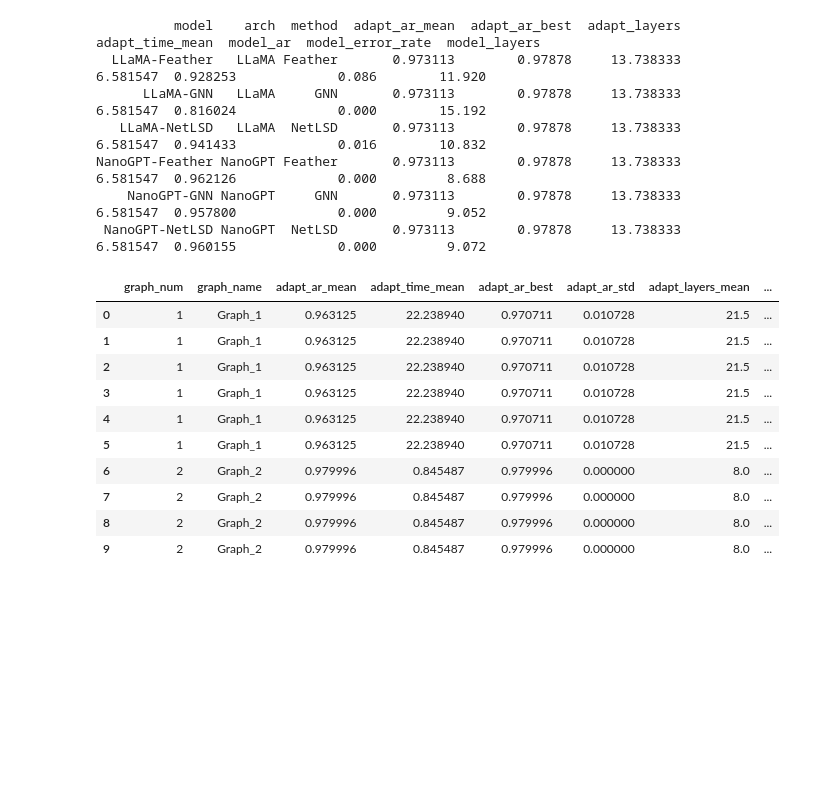
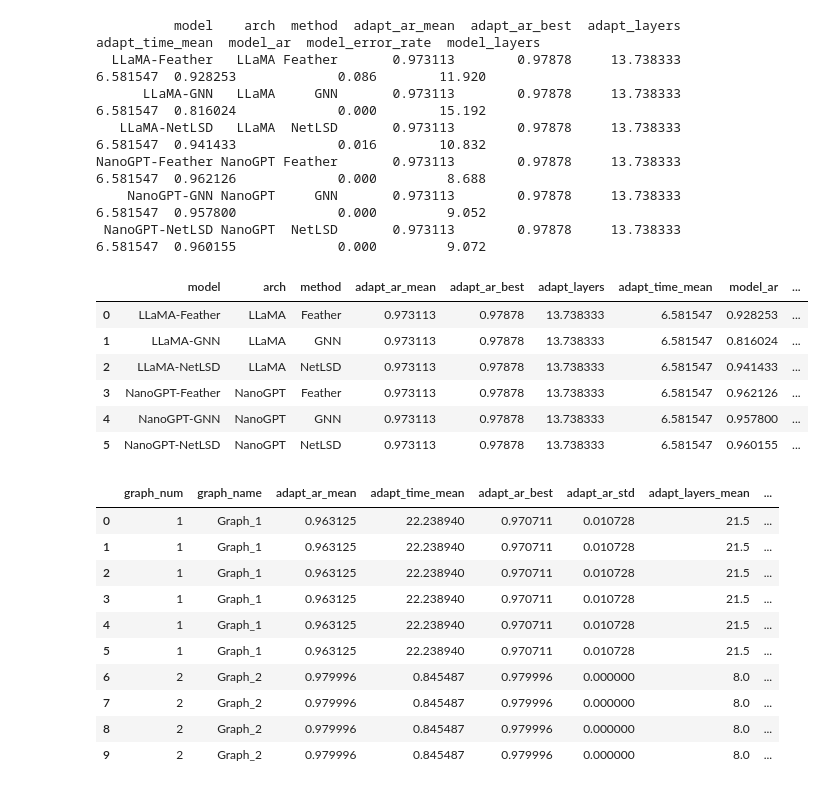
Before and after one commit to mrzaizai2k/Adapt-LLM, a Jupyter notebook: ar_emb_compare.ipynb, the cells around one changed output. Drawn from its saved outputs; the diff is of its cells as text; code cells hidden in the pictures; blank space fills up the shorter version.

```diff
--- a/ar_emb_compare.ipynb
+++ b/ar_emb_compare.ipynb
@@ -261,6 +277,16 @@ print(summary_df.to_string(index=False))
 NanoGPT-Feather NanoGPT Feather       0.973113        0.97878     13.738333         6.581547  0.962126             0.000         8.688
     NanoGPT-GNN NanoGPT     GNN       0.973113        0.97878     13.738333         6.581547  0.957800             0.000         9.052
  NanoGPT-NetLSD NanoGPT  NetLSD       0.973113        0.97878     13.738333         6.581547  0.960155             0.000         9.072
+# %%
+summary_df
+# %% [output]
+|  | model | arch | method | adapt_ar_mean | adapt_ar_best | adapt_layers | adapt_time_mean | model_ar | ... |
+| 0 | LLaMA-Feather | LLaMA | Feather | 0.973113 | 0.97878 | 13.738333 | 6.581547 | 0.928253 | ... |
+| 1 | LLaMA-GNN | LLaMA | GNN | 0.973113 | 0.97878 | 13.738333 | 6.581547 | 0.816024 | ... |
+| 2 | LLaMA-NetLSD | LLaMA | NetLSD | 0.973113 | 0.97878 | 13.738333 | 6.581547 | 0.941433 | ... |
+| 3 | NanoGPT-Feather | NanoGPT | Feather | 0.973113 | 0.97878 | 13.738333 | 6.581547 | 0.962126 | ... |
+| 4 | NanoGPT-GNN | NanoGPT | GNN | 0.973113 | 0.97878 | 13.738333 | 6.581547 | 0.957800 | ... |
+| 5 | NanoGPT-NetLSD | NanoGPT | NetLSD | 0.973113 | 0.97878 | 13.738333 | 6.581547 | 0.960155 | ... |
 # %%
 # import os
 
```
Also changed, not shown: parts of 4 cells of this notebook, 2 other files.
